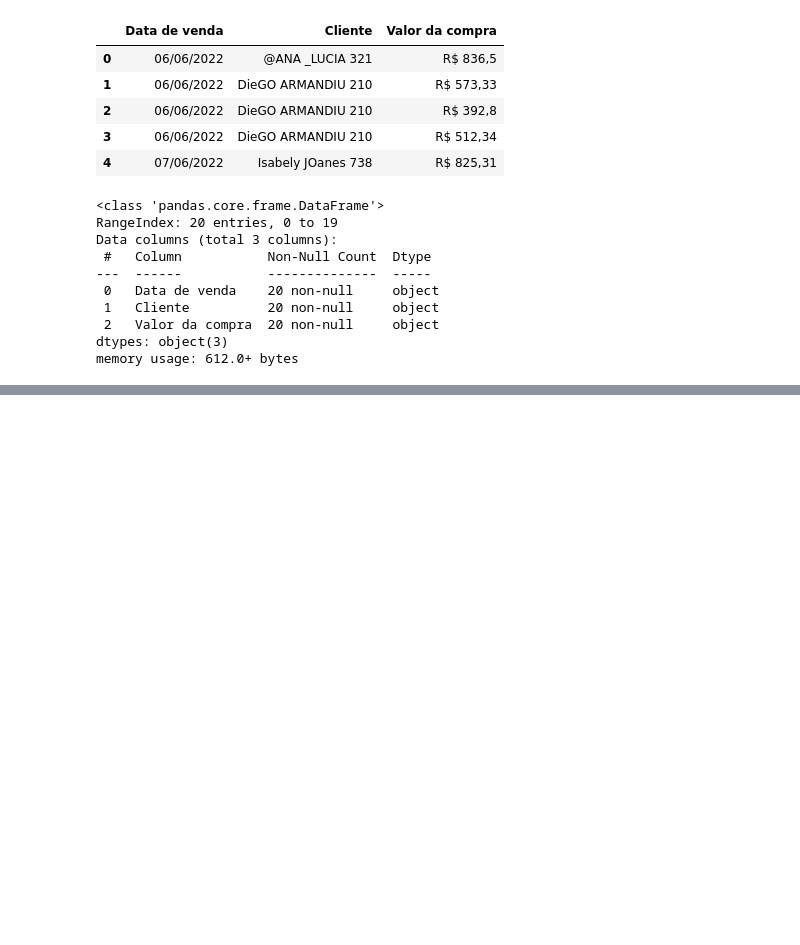
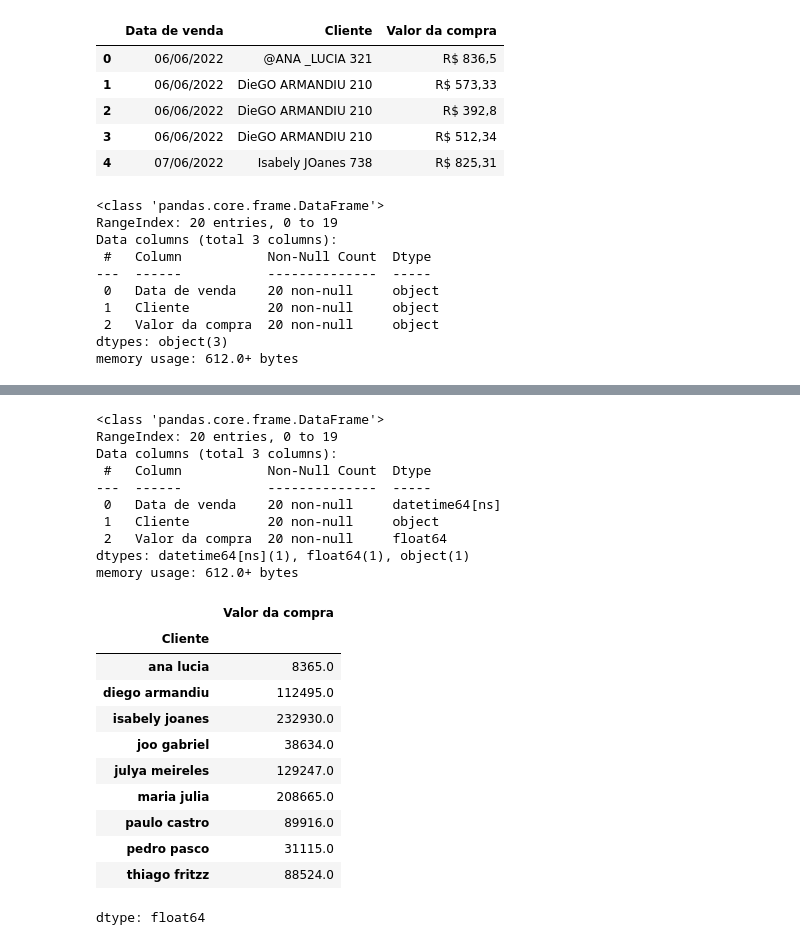
Before and after one commit to moises-rb/DataScienceOne, a Jupyter notebook: Pandas_Transformação_Manipulação_Dados/Projeto_desafio1.ipynb, the cells around one changed output, grey strips where cells are left out. Saved outputs shown, nothing was run; the diff lists cells and outputs as text; code cells hidden in the pictures; blank space fills up the shorter version.

```diff
--- a/Pandas_Transformação_Manipulação_Dados/Projeto_desafio1.ipynb
+++ b/Pandas_Transformação_Manipulação_Dados/Projeto_desafio1.ipynb
@@ -101,0 +140,36 @@ memory usage: 612.0+ bytes
+# %%
+# Transformar para o tipo datetime definindo o formato de data como DD/MM/AAAA ('%d/%m/%Y')
+dados['Data de venda'] = pd.to_datetime(dados['Data de venda'], format='%d/%m/%Y')
+# Visualizar o resultado
+dados
+
+# Verificar o resultado da transformação
+dados.info()
+
+# Calcular o total arrecadado em compras por cada cliente
+total_compras = dados.groupby(['Cliente'])['Valor da compra'].sum()
+# Visualizar o resultado
+total_compras
+# %% [output]
+<class 'pandas.core.frame.DataFrame'>
+RangeIndex: 20 entries, 0 to 19
+Data columns (total 3 columns):
+ #   Column           Non-Null Count  Dtype
+---  ------           --------------  -----
+ 0   Data de venda    20 non-null     datetime64[ns]
+ 1   Cliente          20 non-null     object
+ 2   Valor da compra  20 non-null     float64
+dtypes: datetime64[ns](1), float64(1), object(1)
+memory usage: 612.0+ bytes
+|  | Valor da compra |
+| Cliente |  |
+| ana lucia | 8365.0 |
+| diego armandiu | 112495.0 |
+| isabely joanes | 232930.0 |
+| joo gabriel | 38634.0 |
+| julya meireles | 129247.0 |
+| maria julia | 208665.0 |
+| paulo castro | 89916.0 |
+| pedro pasco | 31115.0 |
+| thiago fritzz | 88524.0 |
+dtype: float64
```
Also changed, not shown: parts of 11 cells of this notebook.
